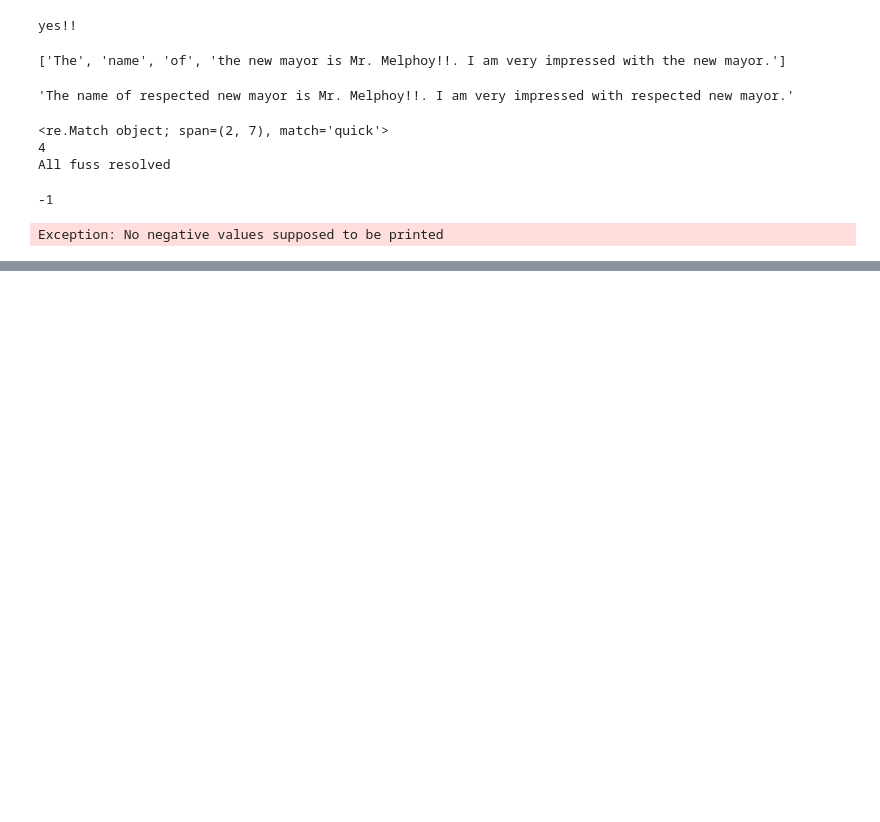
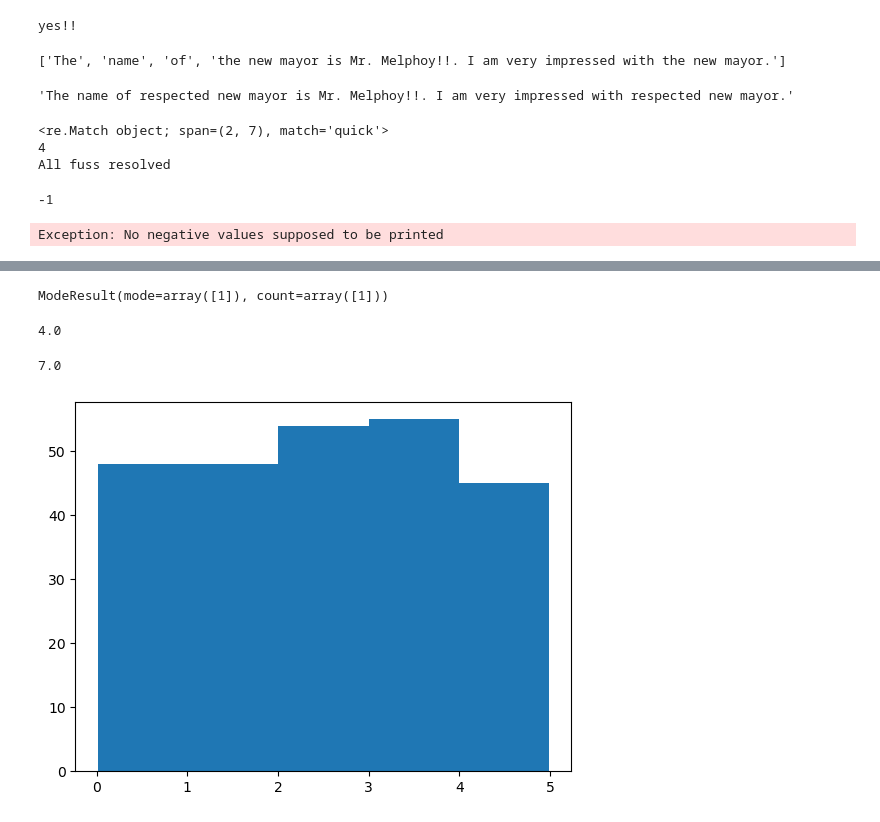
Before and after one commit to AqsaAshfaq07/Python_Basics, a Jupyter notebook: python_basics.ipynb, the cells around one changed output, grey strips where cells are left out. Saved outputs shown, nothing was run; the diff lists cells and outputs as text; code cells hidden in the pictures; blank space fills up the shorter version.

```diff
--- a/python_basics.ipynb
+++ b/python_basics.ipynb
@@ -280,0 +283,26 @@ x.close()
+# %%
+from scipy import stats
+arr = [1,2,3,4,5,6,7]
+x = stats.mode(arr)
+print(x)
+# %% [output]
+ModeResult(mode=array([1]), count=array([1]))
+# %%
+np.var(arr)
+# %% [output]
+4.0
+# %%
+np.percentile(arr, 75)
+np.percentile(arr, 100)
+# %% [output]
+7.0
+# %%
+import numpy as np
+import matplotlib.pyplot as plt
+
+x = np.random.uniform(0.0, 5.0, 250)  # uniform data distribution
+
+plt.hist(x, 5)
+plt.show()
+# %% [output]
+[figure, added]
```
Also changed, not shown: parts of 30 cells of this notebook.
